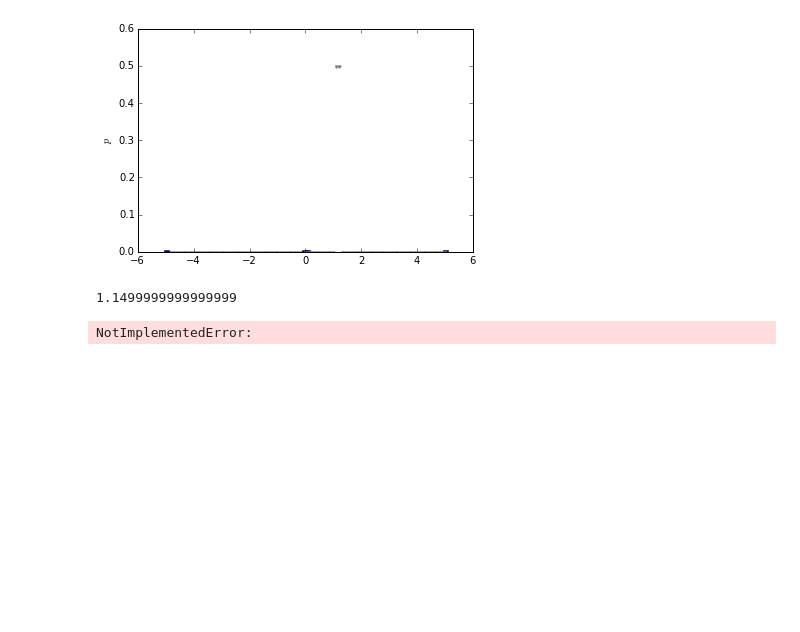
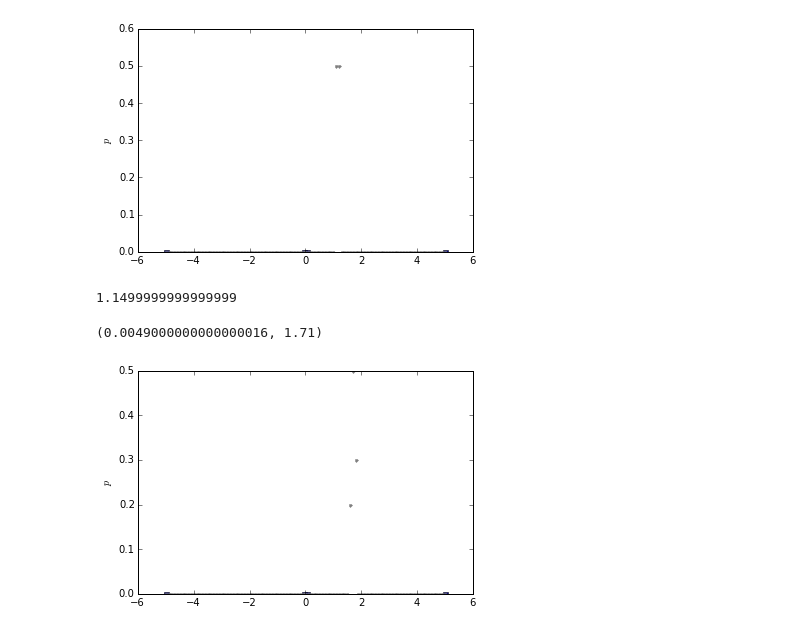
Before and after one commit to goretkin/tactile-pomdp, a Jupyter notebook: 1d-example-jig-object-relative.ipynb, the cells around one changed output. Saved outputs shown, nothing was run; the diff lists cells and outputs as text; code cells hidden in the pictures; blank space fills up the shorter version.

```diff
--- a/1d-example-jig-object-relative.ipynb
+++ b/1d-example-jig-object-relative.ipynb
@@ -451,7 +452,7 @@ class GuardedVelocity(Action):
                 b = Belief(delta=State(state.direction, ContactStateFactor()))
 
         elif isinstance(state.displacement, ContactStateFactor):
-            contact_direction = state.direction.d
+            contact_direction = -state.direction.d
             if contact_direction * self.velocity >= 0:
                 #pushing into contact, so stay with same contact
                 b = Belief(delta=state)
@@ -459,7 +460,7 @@ class GuardedVelocity(Action):
                 #moving away from contact. with probability alpha, stay in contact
                 alpha = 0.1
 
-                xprime = 0.0 + dt*self.velocity*contact_direction
+                xprime = 0.0 + dt*self.velocity*state.direction.d
                 affine_combo = state_space.interpolate((xprime, state.direction.d))
                 affine_combo = [(a,Belief(delta=b)) for (a,b) in affine_combo]
                 b_metric = Belief.blend(affine_combo)
@@ -469,7 +470,7 @@ class GuardedVelocity(Action):
                                     (1-alpha, b_metric)])
 
         elif isinstance(state.displacement, VoidStateFactor):
-            void_direction = -state.direction.d
+            void_direction = state.direction.d
             if void_direction * self.velocity >= 0:
                 #going further into void, so stay in same void
                 b = Belief(delta=state)
@@ -515,10 +518,11 @@ b.metric_mean()
 # %% [output]
 1.1499999999999999
 # %%
-action = GuardedVelocity(-1.0)
-b = action.propogate_belief(b, dt=0.15)
+action = GuardedVelocity(1.0)
+b = action.propogate_belief(b, dt=0.56)
 ax = setup_belief_plot()
 b.plot(ax);
 b.metric_variance(), b.metric_mean()
 # %% [output]
-NotImplementedError:
+(0.0049000000000000016, 1.71)
+[figure, added]
```
Also changed, not shown: parts of 6 cells of this notebook.
